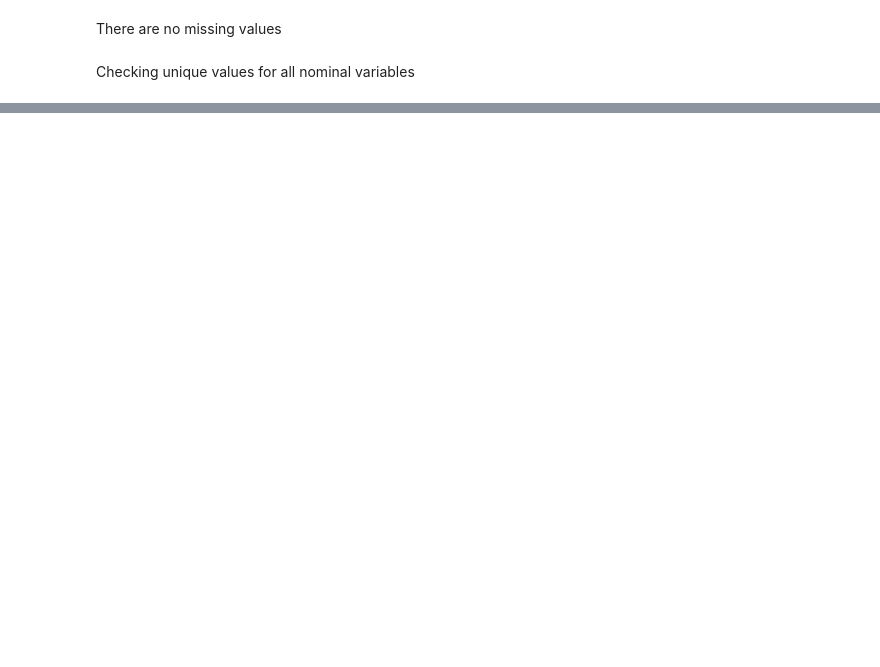
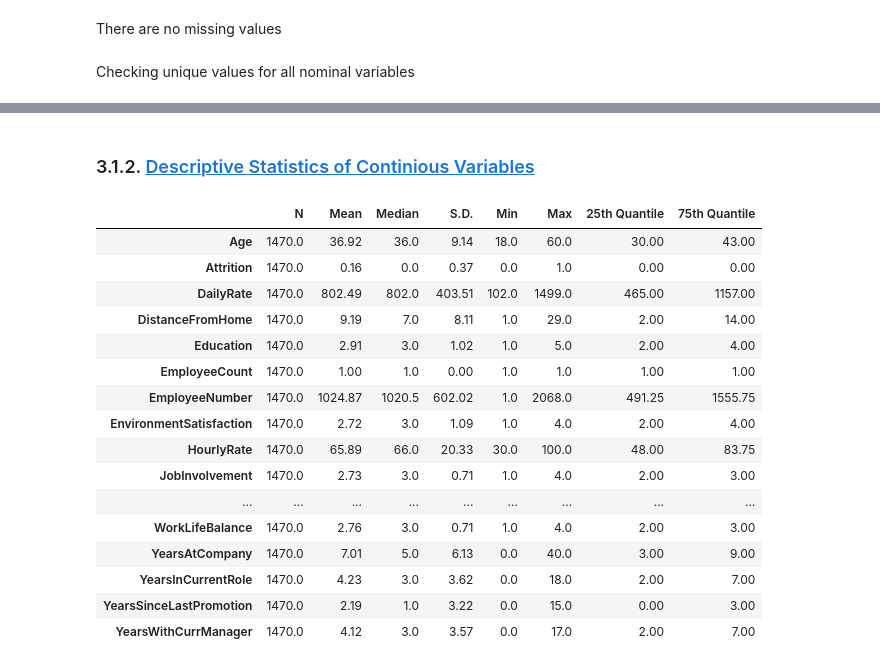
Before and after one commit to Niklasjkd/Assignment-B15, a Jupyter notebook: 2766_2526_assignment_1.ipynb, the cells around one changed output, grey strips where cells are left out. Cells and saved outputs as stored; diff of their text form; code cells hidden in the pictures; blank space fills up the shorter version.

```diff
--- a/2766_2526_assignment_1.ipynb
+++ b/2766_2526_assignment_1.ipynb
@@ -227,0 +232,30 @@ McFadden Pseudo R² ≈ 0.077, Accuracy ≈ 0.839, ROC-AUC ≈ 0.621
+# %% [markdown]
+### 3.1.2. <a id='toc3_1_2_'></a>[Descriptive Statistics of Continious Variables](#toc0_)
+# %%
+# Calculate summary statistics
+summary_stats = csv_data.describe().T[['count', 'mean','50%','std', 'min', 'max', '25%', '75%',]]
+
+# Rename the columns for clarity
+summary_stats.columns = ['N', 'Mean', 'Median', 'S.D.','Min','Max','25th Quantile', '75th Quantile']
+
+# Print the summary table
+summary_stats = np.round(summary_stats, 2)
+summary_stats
+# %% [output]
+|  | N | Mean | Median | S.D. | Min | Max | 25th Quantile | 75th Quantile |
+| Age | 1470.0 | 36.92 | 36.0 | 9.14 | 18.0 | 60.0 | 30.00 | 43.00 |
+| Attrition | 1470.0 | 0.16 | 0.0 | 0.37 | 0.0 | 1.0 | 0.00 | 0.00 |
+| DailyRate | 1470.0 | 802.49 | 802.0 | 403.51 | 102.0 | 1499.0 | 465.00 | 1157.00 |
+| DistanceFromHome | 1470.0 | 9.19 | 7.0 | 8.11 | 1.0 | 29.0 | 2.00 | 14.00 |
+| Education | 1470.0 | 2.91 | 3.0 | 1.02 | 1.0 | 5.0 | 2.00 | 4.00 |
+| EmployeeCount | 1470.0 | 1.00 | 1.0 | 0.00 | 1.0 | 1.0 | 1.00 | 1.00 |
+| EmployeeNumber | 1470.0 | 1024.87 | 1020.5 | 602.02 | 1.0 | 2068.0 | 491.25 | 1555.75 |
+| EnvironmentSatisfaction | 1470.0 | 2.72 | 3.0 | 1.09 | 1.0 | 4.0 | 2.00 | 4.00 |
+| HourlyRate | 1470.0 | 65.89 | 66.0 | 20.33 | 30.0 | 100.0 | 48.00 | 83.75 |
+| JobInvolvement | 1470.0 | 2.73 | 3.0 | 0.71 | 1.0 | 4.0 | 2.00 | 3.00 |
+| ... | ... | ... | ... | ... | ... | ... | ... | ... |
+| WorkLifeBalance | 1470.0 | 2.76 | 3.0 | 0.71 | 1.0 | 4.0 | 2.00 | 3.00 |
+| YearsAtCompany | 1470.0 | 7.01 | 5.0 | 6.13 | 0.0 | 40.0 | 3.00 | 9.00 |
+| YearsInCurrentRole | 1470.0 | 4.23 | 3.0 | 3.62 | 0.0 | 18.0 | 2.00 | 7.00 |
+| YearsSinceLastPromotion | 1470.0 | 2.19 | 1.0 | 3.22 | 0.0 | 15.0 | 0.00 | 3.00 |
+| YearsWithCurrManager | 1470.0 | 4.12 | 3.0 | 3.57 | 0.0 | 17.0 | 2.00 | 7.00 |
```
Also changed, not shown: parts of 15 cells of this notebook.
